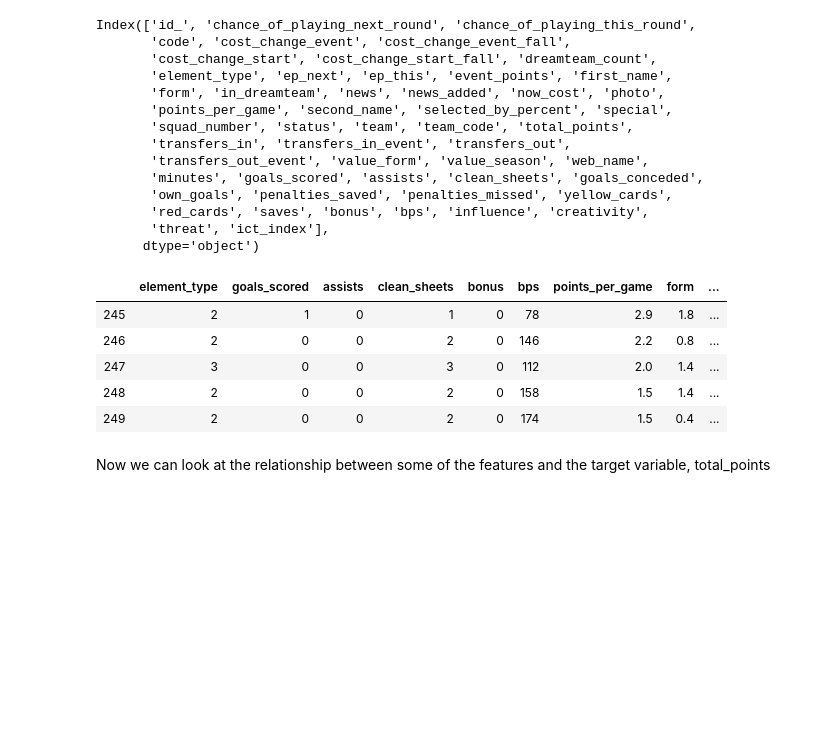
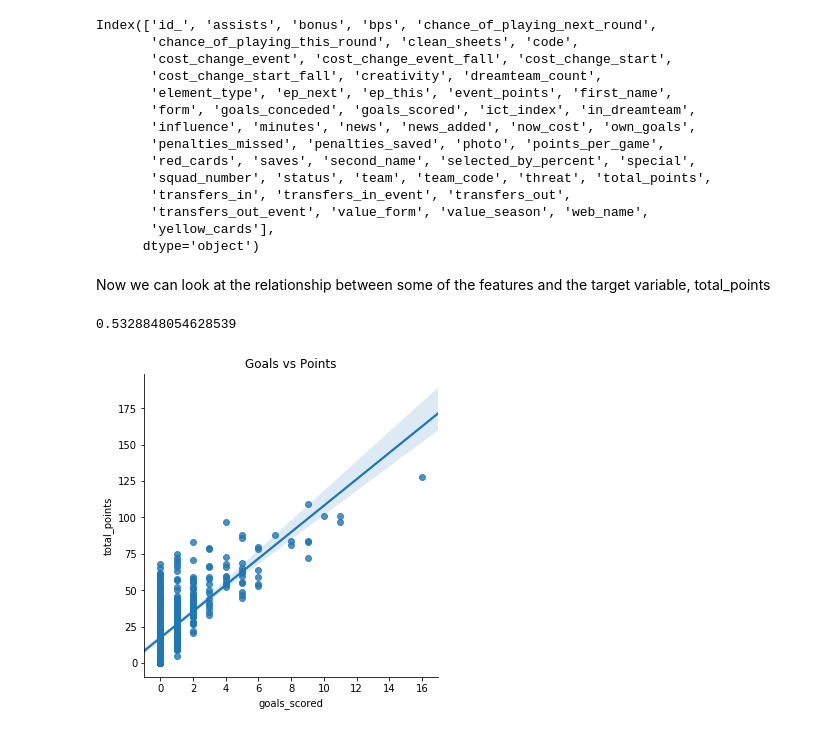
Before and after one commit to coopercunliffe/Springboard, a Jupyter notebook: FPL/FPL EDA.ipynb, the cells around one changed output. Saved outputs shown, nothing was run; the diff lists cells and outputs as text; code cells hidden in the pictures; blank space fills up the shorter version.

```diff
--- a/FPL/FPL EDA.ipynb
+++ b/FPL/FPL EDA.ipynb
@@ -7,30 +3,38 @@ df = pd.read_csv('top500.csv')[:250]
+# %%
+import pandas as pd
+import numpy as np
+from scipy import stats
+import seaborn as sns
+import matplotlib.pyplot as plt
+
+raw = pd.read_csv('top500.csv')
 # %%
-df.columns
+raw.columns
 # %% [output]
-Index(['id_', 'chance_of_playing_next_round', 'chance_of_playing_this_round',
-       'code', 'cost_change_event', 'cost_change_event_fall',
-       'cost_change_start', 'cost_change_start_fall', 'dreamteam_count',
+Index(['id_', 'assists', 'bonus', 'bps', 'chance_of_playing_next_round',
+       'chance_of_playing_this_round', 'clean_sheets', 'code',
+       'cost_change_event', 'cost_change_event_fall', 'cost_change_start',
+       'cost_change_start_fall', 'creativity', 'dreamteam_count',
        'element_type', 'ep_next', 'ep_this', 'event_points', 'first_name',
-       'form', 'in_dreamteam', 'news', 'news_added', 'now_cost', 'photo',
-       'points_per_game', 'second_name', 'selected_by_percent', 'special',
-       'squad_number', 'status', 'team', 'team_code', 'total_points',
+       'form', 'goals_conceded', 'goals_scored', 'ict_index', 'in_dreamteam',
+       'influence', 'minutes', 'news', 'news_added', 'now_cost', 'own_goals',
+       'penalties_missed', 'penalties_saved', 'photo', 'points_per_game',
+       'red_cards', 'saves', 'second_name', 'selected_by_percent', 'special',
+       'squad_number', 'status', 'team', 'team_code', 'threat', 'total_points',
        'transfers_in', 'transfers_in_event', 'transfers_out',
        'transfers_out_event', 'value_form', 'value_season', 'web_name',
-       'minutes', 'goals_scored', 'assists', 'clean_sheets', 'goals_conceded',
-       'own_goals', 'penalties_saved', 'penalties_missed', 'yellow_cards',
-       'red_cards', 'saves', 'bonus', 'bps', 'influence', 'creativity',
-       'threat', 'ict_index'],
+       'yellow_cards'],
       dtype='object')
 # %%
-df = df[['element_type', 'goals_scored', 'assists', 'clean_sheets', 'bonus',
-         'bps', 'points_per_game', 'form', 'minutes', 'total_points']]
-df.tail()
+df = raw[['element_type', 'goals_scored', 'assists', 'clean_sheets', 'bonus',
+         'bps', 'form', 'creativity', 'influence', 'minutes', 'selected_by_percent', 'total_points']]
-# %% [output]
-|  | element_type | goals_scored | assists | clean_sheets | bonus | bps | points_per_game | form | ... |
-| 245 | 2 | 1 | 0 | 1 | 0 | 78 | 2.9 | 1.8 | ... |
-| 246 | 2 | 0 | 0 | 2 | 0 | 146 | 2.2 | 0.8 | ... |
-| 247 | 3 | 0 | 0 | 3 | 0 | 112 | 2.0 | 1.4 | ... |
-| 248 | 2 | 0 | 0 | 2 | 0 | 158 | 1.5 | 1.4 | ... |
-| 249 | 2 | 0 | 0 | 2 | 0 | 174 | 1.5 | 0.4 | ... |
 # %% [markdown]
 Now we can look at the relationship between some of the features and the target variable, total_points
+# %%
+print(stats.pearsonr(df['goals_scored'], df['total_points'])[0] ** 2)
+sns.lmplot(x='goals_scored', y='total_points', data=df)
+plt.title('Goals vs Points')
+plt.show()
+# %% [output]
+0.5328848054628539
+[figure, added]
```
Also changed, not shown: parts of 16 cells of this notebook, 8 other files.
